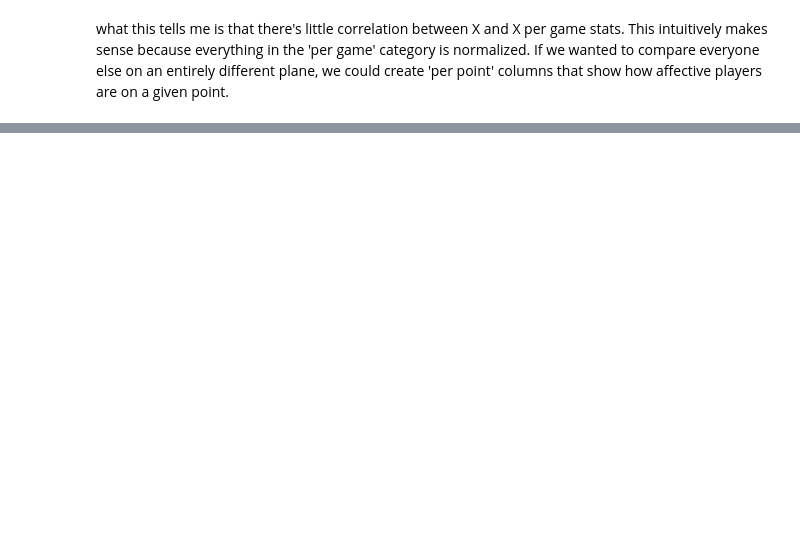
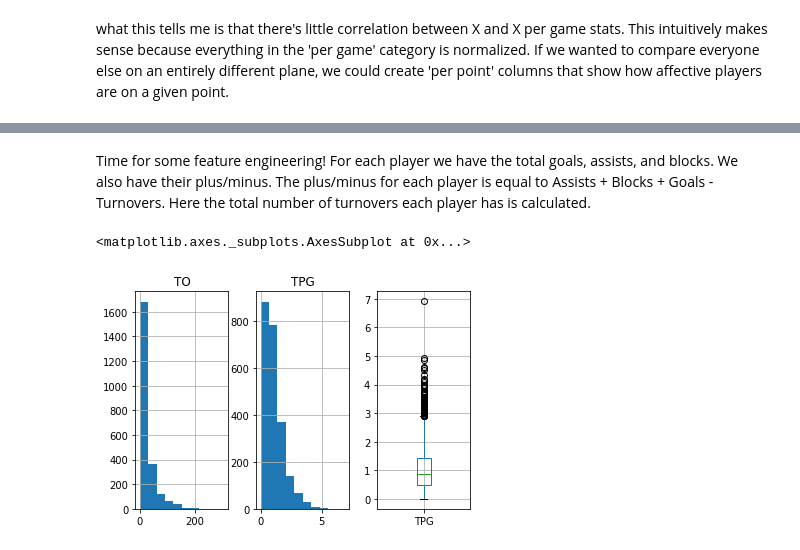
Before and after one commit to g-lorenzo/audl_ds, a Jupyter notebook: all_time_notebook.ipynb, the cells around one changed output, grey strips where cells are left out. Saved outputs shown, nothing was run; the diff lists cells and outputs as text; code cells hidden in the pictures; blank space fills up the shorter version.

```diff
--- a/all_time_notebook.ipynb
+++ b/all_time_notebook.ipynb
@@ -129,0 +138,15 @@ sns.scatterplot(data=df, x='G', y='GPG')
+# %% [markdown]
+Time for some feature engineering! For each player we have the total goals, assists, and blocks. We also have their plus/minus. The plus/minus for each player is equal to Assists + Blocks + Goals - Turnovers. Here the total number of turnovers each player has is calculated.
+# %%
+# Calculate turnovers and turnovers per game from other attributes
+df['TO'] = df.apply(lambda x: x.AST + x.BLK + x.GLS - x['+ / -'], axis=1)
+df['TPG'] = df.apply(lambda x: x.TO / x.G, axis=1)
+
+fig, axs = plt.subplots(1, 3)
+
+df.hist('TO', ax=axs[0])
+df.hist('TPG', ax=axs[1])
+df.boxplot('TPG', ax=axs[2])
+# %% [output]
+<matplotlib.axes._subplots.AxesSubplot at 0x...>
+[figure, added]
```
Also changed, not shown: parts of 29 cells of this notebook, 2 other files.
